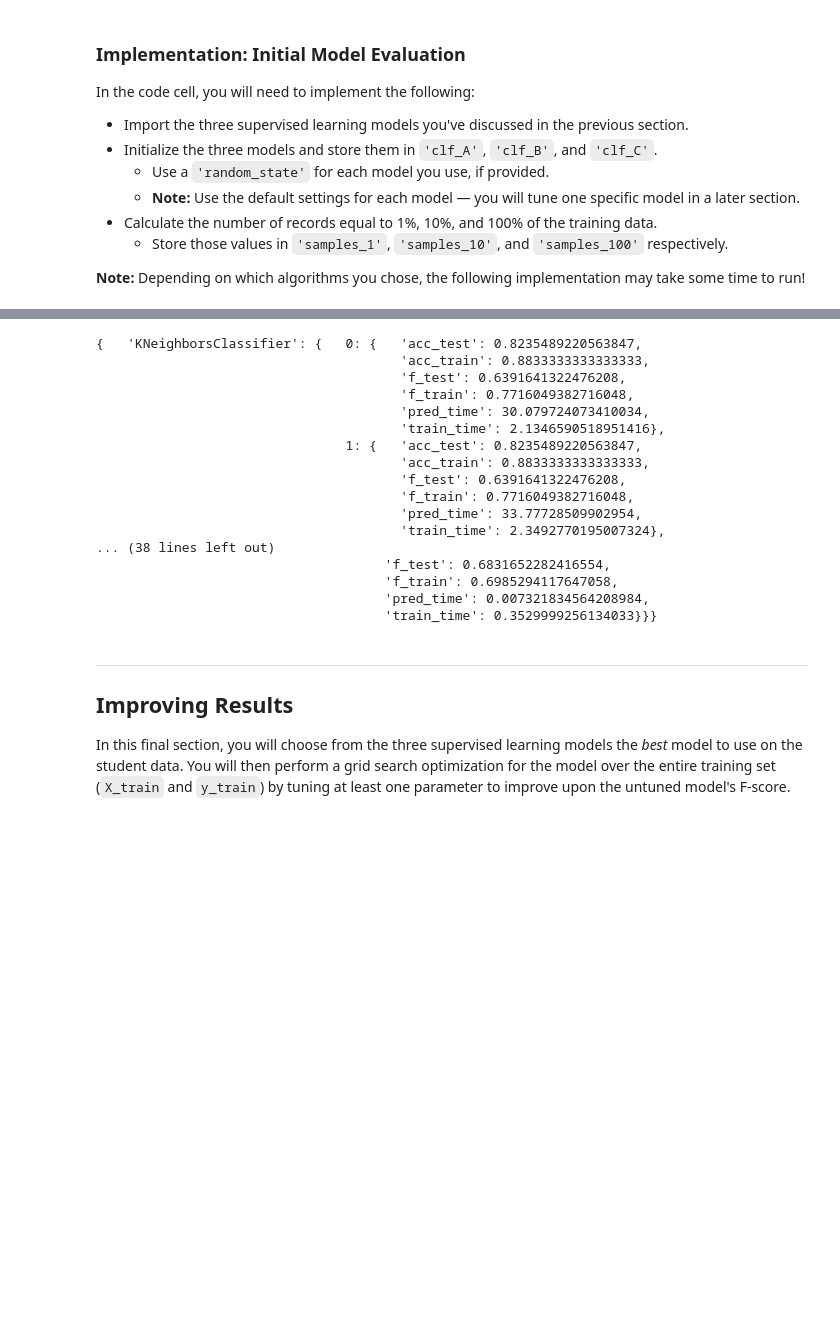
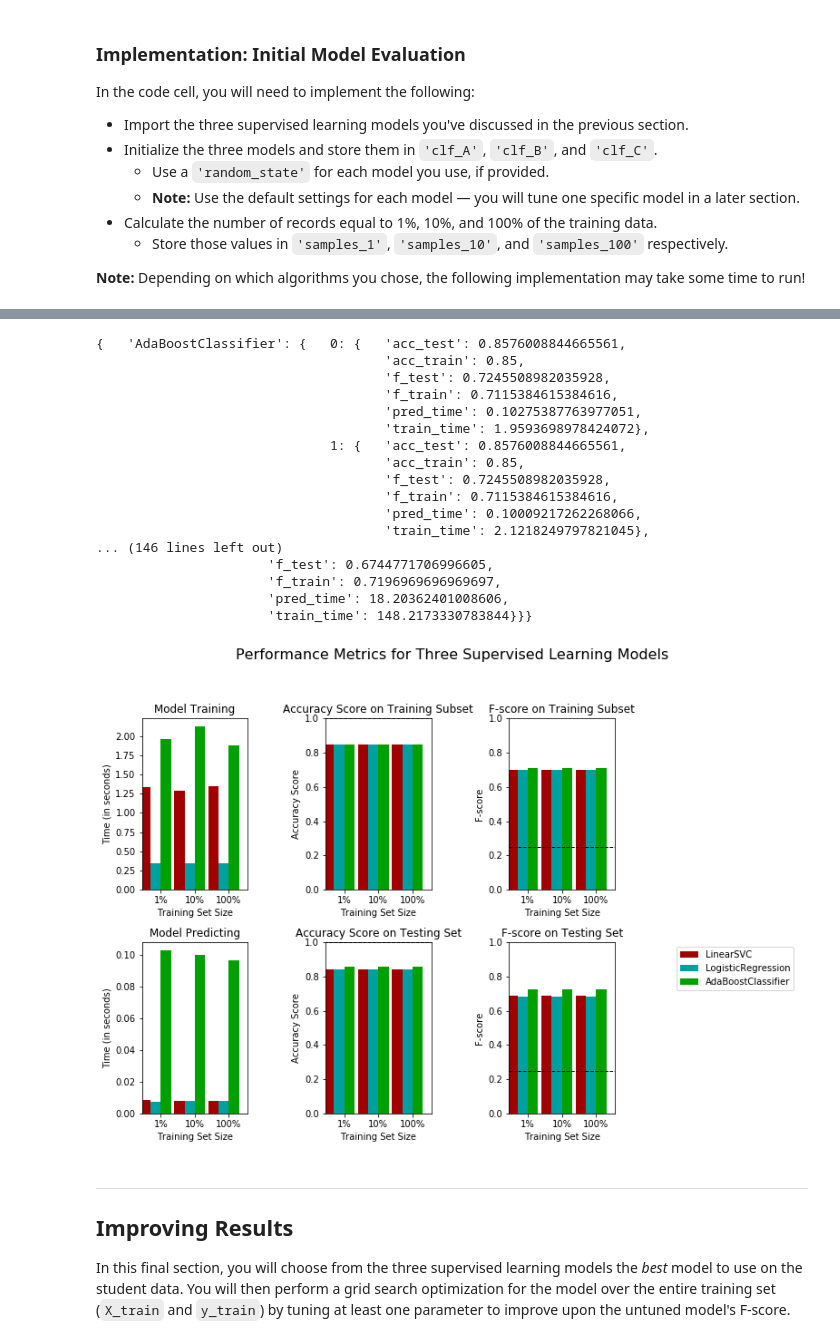
Before and after one commit to shabububu/machine-learning, a Jupyter notebook: projects/finding_donors/finding_donors.ipynb, the cells around one changed output, grey strips where cells are left out. Drawn from its saved outputs; the diff is of its cells as text; code cells hidden in the pictures; blank space fills up the shorter version.

```diff
--- a/projects/finding_donors/finding_donors.ipynb
+++ b/projects/finding_donors/finding_donors.ipynb
@@ -443,8 +449,11 @@ from sklearn.linear_model import SGDClassifier
 from sklearn.svm import SVC
 from sklearn.svm import LinearSVC
 from sklearn.linear_model import LogisticRegression
+from sklearn.ensemble import RandomForestClassifier
+from sklearn.ensemble import AdaBoostClassifier
 
 # TODO: Initialize the three models
+# NOTE: I was curious about more than three, so I created a bunch of them.
 clf_A = GaussianNB()
 clf_B = KNeighborsClassifier()
 clf_C = DecisionTreeClassifier()
@@ -452,6 +461,8 @@ clf_D = SGDClassifier(shuffle=True)
 clf_E = SVC()
 clf_F = LinearSVC()
 clf_G = LogisticRegression()
+clf_H = RandomForestClassifier()
+clf_I = AdaBoostClassifier()
 
 # TODO: Calculate the number of samples for 1%, 10%, and 100% of the training data
 # HINT: samples_100 is the entire training set i.e. len(y_train)
@@ -462,17 +473,13 @@ samples_10 = int(len(y_train) * 0.1)
 samples_1 = int(len(y_train) * 0.01)
 # %%
 # Collect results on the learners
-results = {}
-#for clf in [clf_A, clf_B, clf_C, clf_D, clf_E]:
-for clf in [clf_A, clf_B, clf_C]:
+all_results = {}
+for clf in [clf_A, clf_B, clf_C, clf_D, clf_E, clf_F, clf_G, clf_H, clf_I]:
     clf_name = clf.__class__.__name__
-    results[clf_name] = {}
+    all_results[clf_name] = {}
     for i, samples in enumerate([samples_1, samples_10, samples_100]):
-        results[clf_name][i] = \
+        all_results[clf_name][i] = \
         train_predict(clf, samples, X_train, y_train, X_test, y_test)
-
-# Run metrics visualization for the three supervised learning models chosen
-vs.evaluate(results, accuracy, fscore)
 # %% [output]
 GaussianNB trained on 361 samples.
 GaussianNB trained on 3617 samples.
@@ -559,25 +511,36 @@ LogisticRegression trained on 36177 samples.
 # %%
 import pprint
 pp = pprint.PrettyPrinter(indent=4)
-pp.pprint(results)
+pp.pprint(all_results)
 # %% [output]
-{   'KNeighborsClassifier': {   0: {   'acc_test': 0.8235489220563847,
-                                       'acc_train': 0.8833333333333333,
-                                       'f_test': 0.6391641322476208,
-                                       'f_train': 0.7716049382716048,
-                                       'pred_time': 30.079724073410034,
-                                       'train_time': 2.1346590518951416},
-                                1: {   'acc_test': 0.8235489220563847,
-                                       'acc_train': 0.8833333333333333,
-                                       'f_test': 0.6391641322476208,
-                                       'f_train': 0.7716049382716048,
-                                       'pred_time': 33.77728509902954,
-                                       'train_time': 2.3492770195007324},
-... (38 lines left out)
-                                     'f_test': 0.6831652282416554,
-                                     'f_train': 0.6985294117647058,
-                                     'pred_time': 0.007321834564208984,
-                                     'train_time': 0.3529999256134033}}}
+{   'AdaBoostClassifier': {   0: {   'acc_test': 0.8576008844665561,
+                                     'acc_train': 0.85,
+                                     'f_test': 0.7245508982035928,
+                                     'f_train': 0.7115384615384616,
+                                     'pred_time': 0.10275387763977051,
+                                     'train_time': 1.9593698978424072},
+                              1: {   'acc_test': 0.8576008844665561,
+                                     'acc_train': 0.85,
+                                     'f_test': 0.7245508982035928,
+                                     'f_train': 0.7115384615384616,
+                                     'pred_time': 0.10009217262268066,
+                                     'train_time': 2.1218249797821045},
+... (146 lines left out)
+                      'f_test': 0.6744771706996605,
+                      'f_train': 0.7196969696969697,
+                      'pred_time': 18.20362401008606,
+                      'train_time': 148.2173330783844}}}
+# %%
+# Collect results on the learners. For this step, I picked three that looked promising based on the results above.
+results = {}
+results['AdaBoostClassifier'] = all_results['AdaBoostClassifier']
+results['LinearSVC'] = all_results['LinearSVC']
+results['LogisticRegression'] = all_results['LogisticRegression']
+
+# Run metrics visualization for the three supervised learning models chosen
+vs.evaluate(results, accuracy, fscore)
+# %% [output]
+[figure, added]
 # %% [markdown]
 ----
 ## Improving Results
```
Also changed, not shown: parts of 19 cells of this notebook.
